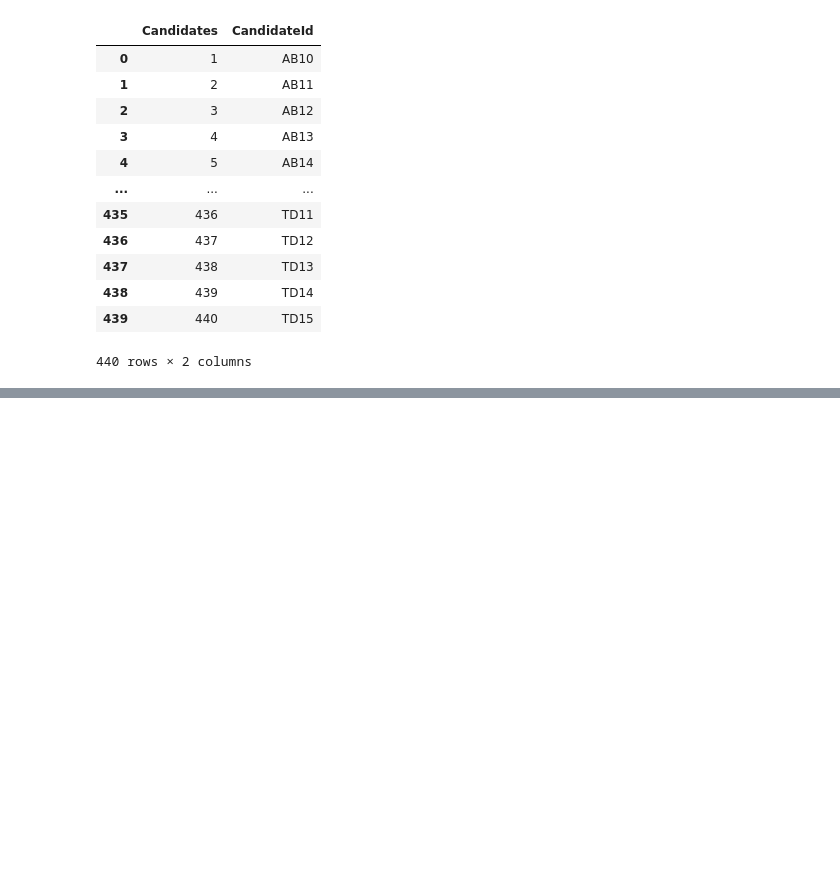
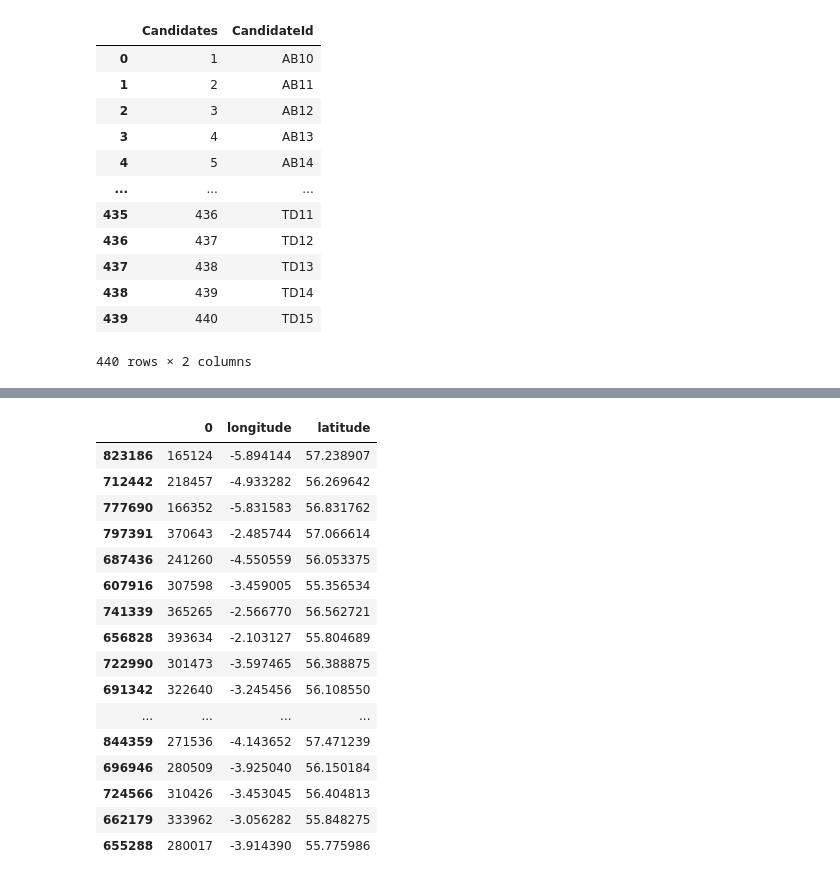
Before and after one commit to nicolastalia/risklog, a Jupyter notebook: assignment_1.ipynb, the cells around one changed output, grey strips where cells are left out. Cells and saved outputs as stored; diff of their text form; code cells hidden in the pictures; blank space fills up the shorter version.

```diff
--- a/assignment_1.ipynb
+++ b/assignment_1.ipynb
@@ -131,0 +278,20 @@ x_AB10_AB11_0
+# %%
+df
+# %% [output]
+|  | 0 | longitude | latitude |
+| 823186 | 165124 | -5.894144 | 57.238907 |
+| 712442 | 218457 | -4.933282 | 56.269642 |
+| 777690 | 166352 | -5.831583 | 56.831762 |
+| 797391 | 370643 | -2.485744 | 57.066614 |
+| 687436 | 241260 | -4.550559 | 56.053375 |
+| 607916 | 307598 | -3.459005 | 55.356534 |
+| 741339 | 365265 | -2.566770 | 56.562721 |
+| 656828 | 393634 | -2.103127 | 55.804689 |
+| 722990 | 301473 | -3.597465 | 56.388875 |
+| 691342 | 322640 | -3.245456 | 56.108550 |
+| ... | ... | ... | ... |
+| 844359 | 271536 | -4.143652 | 57.471239 |
+| 696946 | 280509 | -3.925040 | 56.150184 |
+| 724566 | 310426 | -3.453045 | 56.404813 |
+| 662179 | 333962 | -3.056282 | 55.848275 |
+| 655288 | 280017 | -3.914390 | 55.775986 |
```
Also changed, not shown: parts of 17 cells of this notebook.
